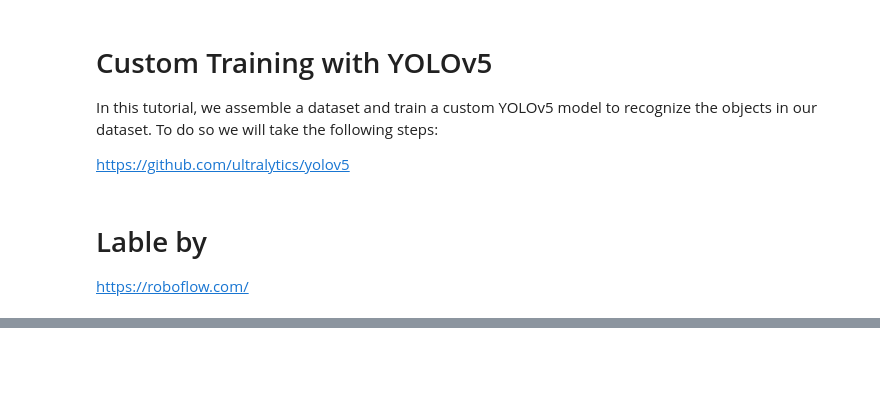
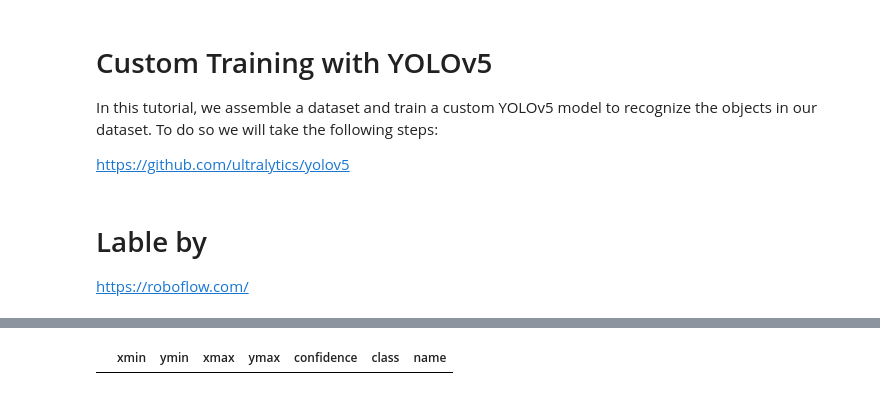
Before and after one commit to Tuchsanai/152-478-Introduction-to-Deep-Learning-for-Artificial-Intelligence-Engineering, a Jupyter notebook: 05_Image_Video_OpenCV/08_yolov5_train/YoloV5_train01.ipynb, the cells around one changed output, grey strips where cells are left out. Saved outputs shown, nothing was run; the diff lists cells and outputs as text; code cells hidden in the pictures; blank space fills up the shorter version.

```diff
--- a/05_Image_Video_OpenCV/08_yolov5_train/YoloV5_train01.ipynb
+++ b/05_Image_Video_OpenCV/08_yolov5_train/YoloV5_train01.ipynb
@@ -64,0 +153,3 @@ KeyError: 'val'
+# %%
+
+model = torch.hub.load('/content/yolov5', 'custom', path='/content/yolov5/runs/train/exp/weights/last.pt', source='local')
@@ -64,0 +168,7 @@ KeyError: 'val'
+# %%
+results1 = model(img)
+df1 = results1.pandas().xyxy[0]
+
+df1
+# %% [output]
+|  | xmin | ymin | xmax | ymax | confidence | class | name |
```
Also changed, not shown: parts of 15 cells of this notebook.
